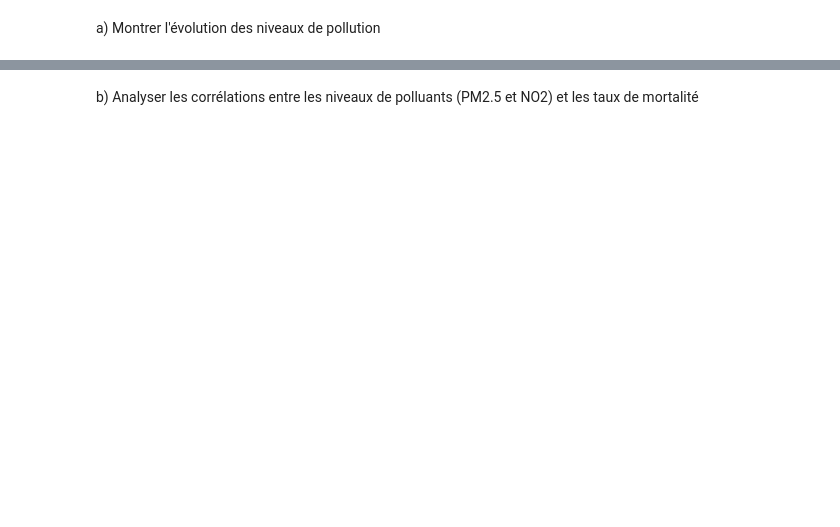
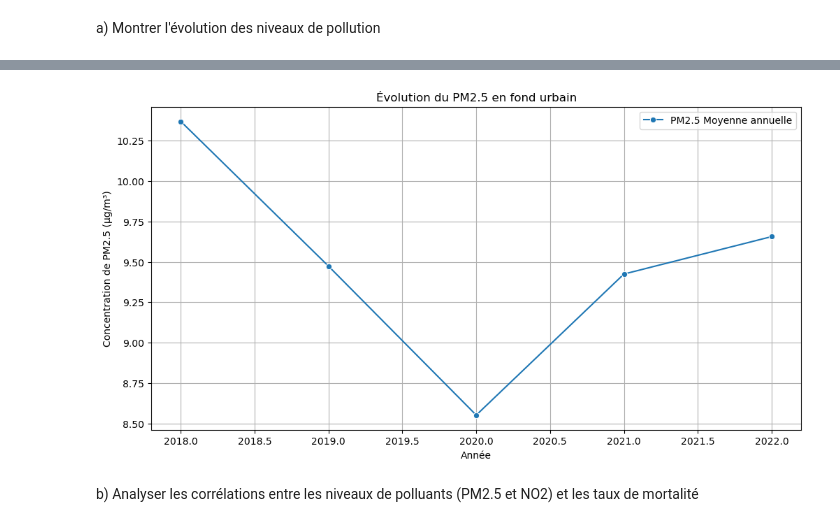
Before and after one commit to hemza1/Projet_Exploration_Donn-es, a Jupyter notebook: Projet_ED.ipynb, the cells around one changed output, grey strips where cells are left out. Drawn from its saved outputs; the diff is of its cells as text; code cells hidden in the pictures; blank space fills up the shorter version.

```diff
--- a/Projet_ED.ipynb
+++ b/Projet_ED.ipynb
@@ -51,2 +180,25 @@ a) Montrer l'évolution des niveaux de pollution
+# %%
+for df, year in zip([df_PM_2022, df_PM_2021, df_PM_2020, df_PM_2019, df_PM_2018], [2022, 2021, 2020, 2019, 2018]):
+    df["Année"] = year
+
+# Concaténer toutes les années PM2.5 en un seul DataFrame
+df_PM = pd.concat([df_PM_2022, df_PM_2021, df_PM_2020, df_PM_2019, df_PM_2018])
+
+# Regrouper les données PM2.5 par année pour obtenir la moyenne annuelle
+df_PM_grouped = df_PM.groupby("Année")["valeur"].mean().reset_index()
+df_PM_grouped.rename(columns={"valeur": "PM2.5 Moyenne annuelle"}, inplace=True)
+
+# Tracer l'évolution du PM2.5 au fil des années
+plt.figure(figsize=(12, 6))
+sns.lineplot(data=df_PM_grouped, x="Année", y="PM2.5 Moyenne annuelle", marker="o", label="PM2.5 Moyenne annuelle")
+
+plt.xlabel("Année")
+plt.ylabel("Concentration de PM2.5 (µg/m³)")
+plt.title("Évolution du PM2.5 en fond urbain")
+plt.legend()
+plt.grid()
+plt.show()
+# %% [output]
+[figure, added]
 # %% [markdown]
 b) Analyser les corrélations entre les niveaux de polluants (PM2.5 et NO2) et les taux de mortalité
```
Also changed, not shown: parts of 20 cells of this notebook.
